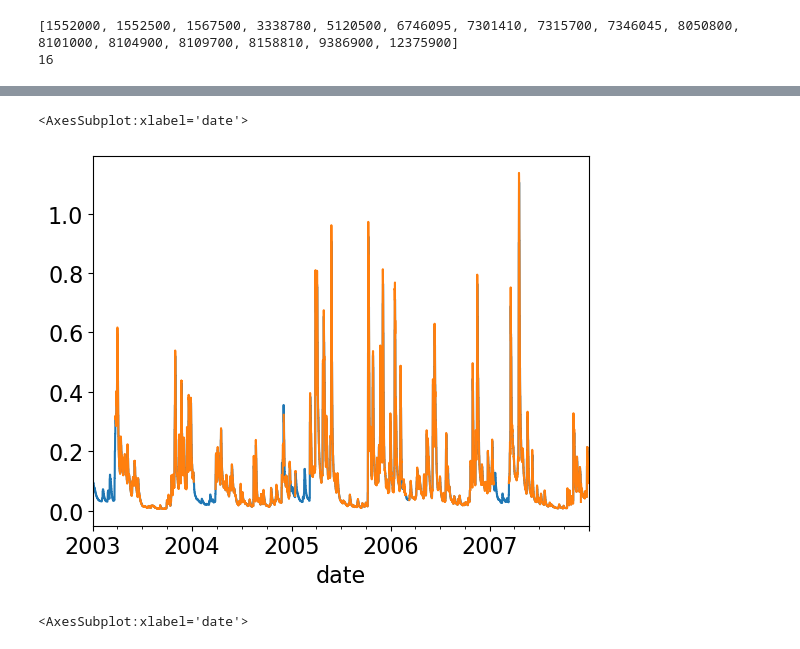
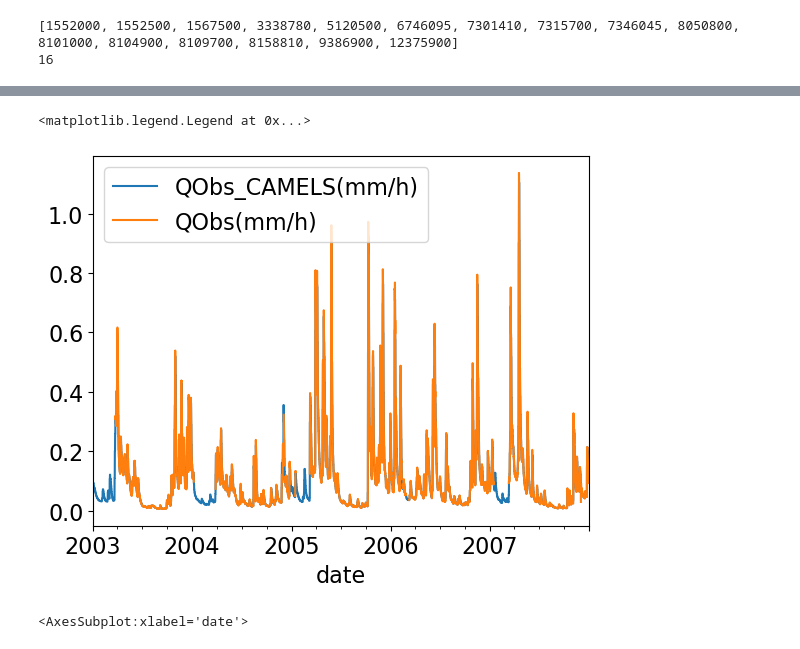
Before and after one commit to NWC-CUAHSI-Summer-Institute/calibrate-cfe, a Jupyter notebook: 1-2-check_nan_in_data.ipynb, the cells around one changed output, grey strips where cells are left out. Drawn from its saved outputs; the diff is of its cells as text; code cells hidden in the pictures.

```diff
--- a/1-2-check_nan_in_data.ipynb
+++ b/1-2-check_nan_in_data.ipynb
@@ -159,6 +197,7 @@ with open(output_file, 'w') as file:
 # %%
 obs_dir = os.path.join(data_dir, 'usgs_streamflow')
-obs_data = pd.read_csv(r'G:\Shared drives\SI_NextGen_Aridity\data\camels\gauch_etal_2020\usgs_streamflow\01022500-usgs-hourly.csv')
+obs_data = pd.read_csv(os.path.join(obs_dir, '01022500-usgs-hourly.csv'))
+obs_data.set_index(pd.to_datetime(obs_data['date']), inplace=True)
 obs_data.head()
 # %% [output]
 |  | date | QObs(mm/h) | QObs count | qualifiers | utcoffset(h) | (iv-camels)/camels | QObs_CAMELS(mm/h) |
@@ -172,10 +210,11 @@ obs_data.set_index(pd.to_datetime(obs_data['date']), inplace=True)
 # %%
-
-obs_data['QObs_CAMELS(mm/h)']['2003-01-01':'2007-12-31'].plot()
-obs_data['QObs(mm/h)']['2003-01-01':'2007-12-31'].plot()
+p1 = obs_data['QObs_CAMELS(mm/h)']['2003-01-01':'2007-12-31'].plot()
+p2 = obs_data['QObs(mm/h)']['2003-01-01':'2007-12-31'].plot()
+p1.legend()
+p2.legend()
 # %% [output]
-<AxesSubplot:xlabel='date'>
+<matplotlib.legend.Legend at 0x...>
-[figure, old version]
+[figure, new version]
 # %%
 obs_data['QObs_CAMELS(mm/h)']['2007-01-01':'2013-12-31'].plot()
 obs_data['QObs(mm/h)']['2007-01-01':'2013-12-31'].plot()
```
Also changed, not shown: parts of 15 cells of this notebook.
